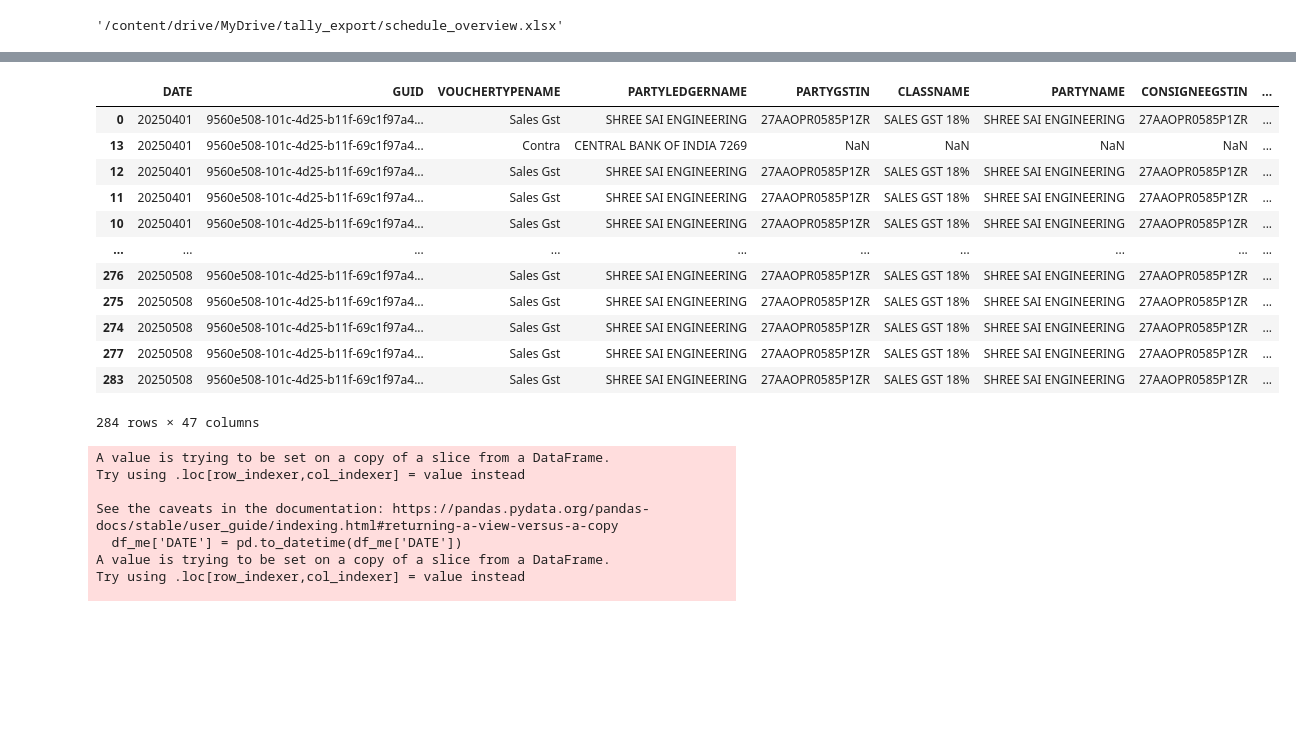
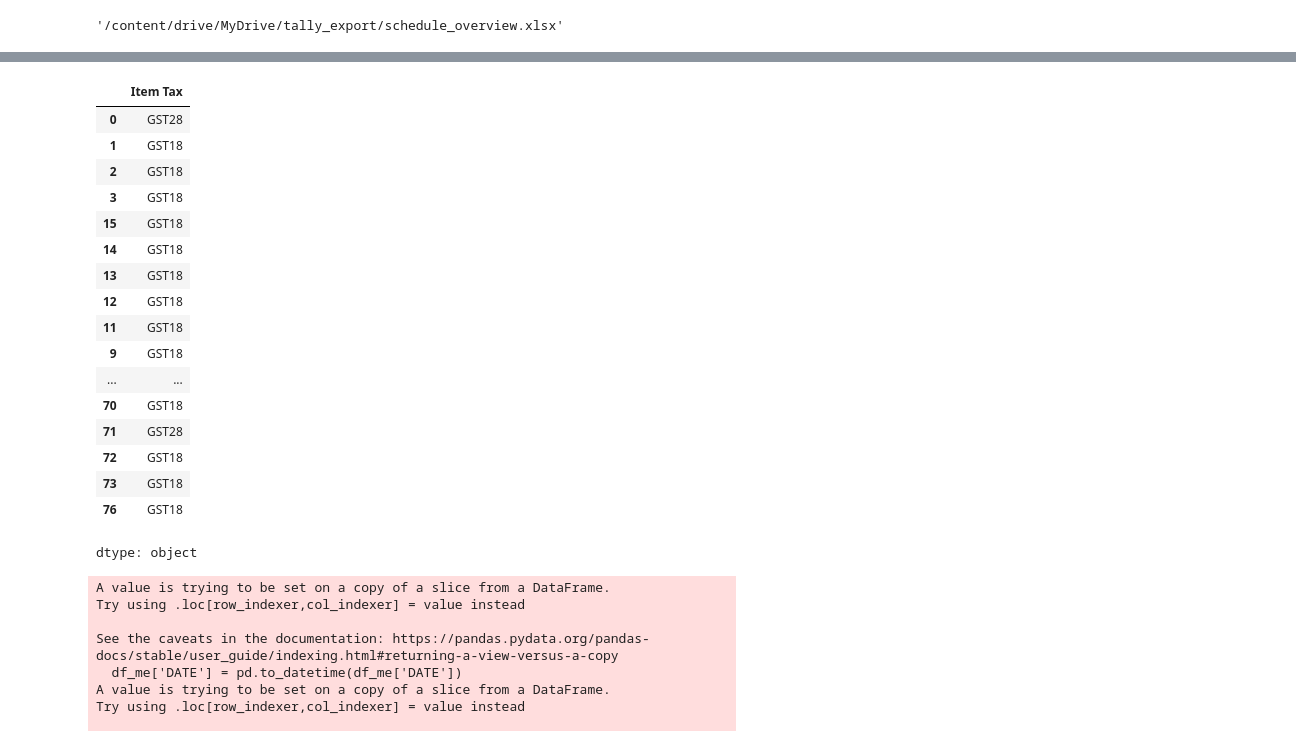
Before and after one commit to omkar-salunke/accounts, a Jupyter notebook: both_tally_daybook.ipynb, the cells around one changed output, grey strips where cells are left out. Cells and saved outputs as stored; diff of their text form; code cells hidden in the pictures; blank space fills up the shorter version.

```diff
--- a/both_tally_daybook.ipynb
+++ b/both_tally_daybook.ipynb
@@ -324,9 +324,11 @@ df_raw_soe_sales["Item Type"] = "goods"
 df_raw_soe_sales["HSN/SAC"] = "87081010"
 df_raw_soe_sales["Supply Type"] = "Taxable"
 
-df_raw_soe_sales['Item Tax Type'] = "ItemAmount"
+df_raw_soe_sales['Item Tax Type'] = "Tax Group"
+
+
 df_raw_soe_sales['tax_perc'] = df_raw_soe_sales['CLASSNAME'].str.extract(r'(\d+)').astype(int)
-
+df_raw_soe_sales['Item Tax'] = "GST"+df_raw_soe_sales['tax_perc'].astype(str)
 df_raw_soe_sales['Item Price']=df_raw_soe_sales['ALLINVENTORYENTRIES.LIST.RATE'].str.extract(r'(\d+)').astype(float)
 
 df_raw_soe_sales_rename = df_raw_soe_sales.rename(columns = {"VOUCHERNUMBER":"Invoice Number","date_column_zoho":"Invoice Date","PARTYGSTIN":"GST Identification Number (GSTIN)","INVOICEORDERLIST.LIST.BASICPURCHASEORDERNO":"PurchaseOrder",
@@ -375,34 +377,39 @@ See the caveats in the documentation: https://pandas.pydata.org/pandas-docs/stab
 # %%
 df_raw_soe_sales_rename[req_columns].to_csv("/content/drive/MyDrive/tally_export/SOE_zoho.csv",index=False)
 # %%
-
+df_raw_soe_sales['Item Tax']
 
 # df_raw_collect_me = pd.DataFrame()
 # for xt in files_me:
 #   path_ct = me_list
 #   xml_file = path_ct+xt
 #   df_raw_f = xml_to_dataframe_vouchers(xml_file)[req_cols].reset_index(drop=True)
 #   df_raw_f_ref = pd.DataFrame(df_raw_f)
 #   df_raw_collect_me = pd.concat([df_raw_collect_me, df_raw_f_ref]).reset_index(drop=True)
 
 # df_raw_me = df_raw_collect_me.drop_duplicates(subset='GUID', keep='first').reset_index(drop=True)
 # df_raw_me['date_column'] = pd.to_datetime(df_raw_me['DATE'], format='%Y%m%d')
 # df_raw_me = df_raw_me.sort_values('date_column')
 # df_raw_me
 # %% [output]
-|  | DATE | GUID | VOUCHERTYPENAME | PARTYLEDGERNAME | PARTYGSTIN | CLASSNAME | PARTYNAME | CONSIGNEEGSTIN | ... |
-| 0 | 20250401 | 9560e508-101c-4d25-b11f-69c1f97a4... | Sales Gst | SHREE SAI ENGINEERING | 27AAOPR0585P1ZR | SALES GST 18% | SHREE SAI ENGINEERING | 27AAOPR0585P1ZR | ... |
-| 13 | 20250401 | 9560e508-101c-4d25-b11f-69c1f97a4... | Contra | CENTRAL BANK OF INDIA 7269 | NaN | NaN | NaN | NaN | ... |
-| 12 | 20250401 | 9560e508-101c-4d25-b11f-69c1f97a4... | Sales Gst | SHREE SAI ENGINEERING | 27AAOPR0585P1ZR | SALES GST 18% | SHREE SAI ENGINEERING | 27AAOPR0585P1ZR | ... |
-| 11 | 20250401 | 9560e508-101c-4d25-b11f-69c1f97a4... | Sales Gst | SHREE SAI ENGINEERING | 27AAOPR0585P1ZR | SALES GST 18% | SHREE SAI ENGINEERING | 27AAOPR0585P1ZR | ... |
-| 10 | 20250401 | 9560e508-101c-4d25-b11f-69c1f97a4... | Sales Gst | SHREE SAI ENGINEERING | 27AAOPR0585P1ZR | SALES GST 18% | SHREE SAI ENGINEERING | 27AAOPR0585P1ZR | ... |
-| ... | ... | ... | ... | ... | ... | ... | ... | ... | ... |
-| 276 | 20250508 | 9560e508-101c-4d25-b11f-69c1f97a4... | Sales Gst | SHREE SAI ENGINEERING | 27AAOPR0585P1ZR | SALES GST 18% | SHREE SAI ENGINEERING | 27AAOPR0585P1ZR | ... |
-| 275 | 20250508 | 9560e508-101c-4d25-b11f-69c1f97a4... | Sales Gst | SHREE SAI ENGINEERING | 27AAOPR0585P1ZR | SALES GST 18% | SHREE SAI ENGINEERING | 27AAOPR0585P1ZR | ... |
-| 274 | 20250508 | 9560e508-101c-4d25-b11f-69c1f97a4... | Sales Gst | SHREE SAI ENGINEERING | 27AAOPR0585P1ZR | SALES GST 18% | SHREE SAI ENGINEERING | 27AAOPR0585P1ZR | ... |
-| 277 | 20250508 | 9560e508-101c-4d25-b11f-69c1f97a4... | Sales Gst | SHREE SAI ENGINEERING | 27AAOPR0585P1ZR | SALES GST 18% | SHREE SAI ENGINEERING | 27AAOPR0585P1ZR | ... |
-| 283 | 20250508 | 9560e508-101c-4d25-b11f-69c1f97a4... | Sales Gst | SHREE SAI ENGINEERING | 27AAOPR0585P1ZR | SALES GST 18% | SHREE SAI ENGINEERING | 27AAOPR0585P1ZR | ... |
+|  | Item Tax |
+| 0 | GST28 |
+| 1 | GST18 |
+| 2 | GST18 |
+| 3 | GST18 |
+| 15 | GST18 |
+| 14 | GST18 |
+| 13 | GST18 |
+| 12 | GST18 |
+| 11 | GST18 |
+| 9 | GST18 |
+| ... | ... |
+| 70 | GST18 |
+| 71 | GST28 |
+| 72 | GST18 |
+| 73 | GST18 |
+| 76 | GST18 |
-284 rows × 47 columns
+dtype: object
 # %%
 # def add_req_fields(df):
 #   df['party_name'] = df[['PARTYNAME', 'ALLLEDGERENTRIES.LIST.BANKALLOCATIONS.LIST.PAYMENTFAVOURING', 'ALLLEDGERENTRIES.LIST.LEDGERNAME']].bfill(axis=1).iloc[:, 0]
```
Also changed, not shown: parts of 1 cell of this notebook.
